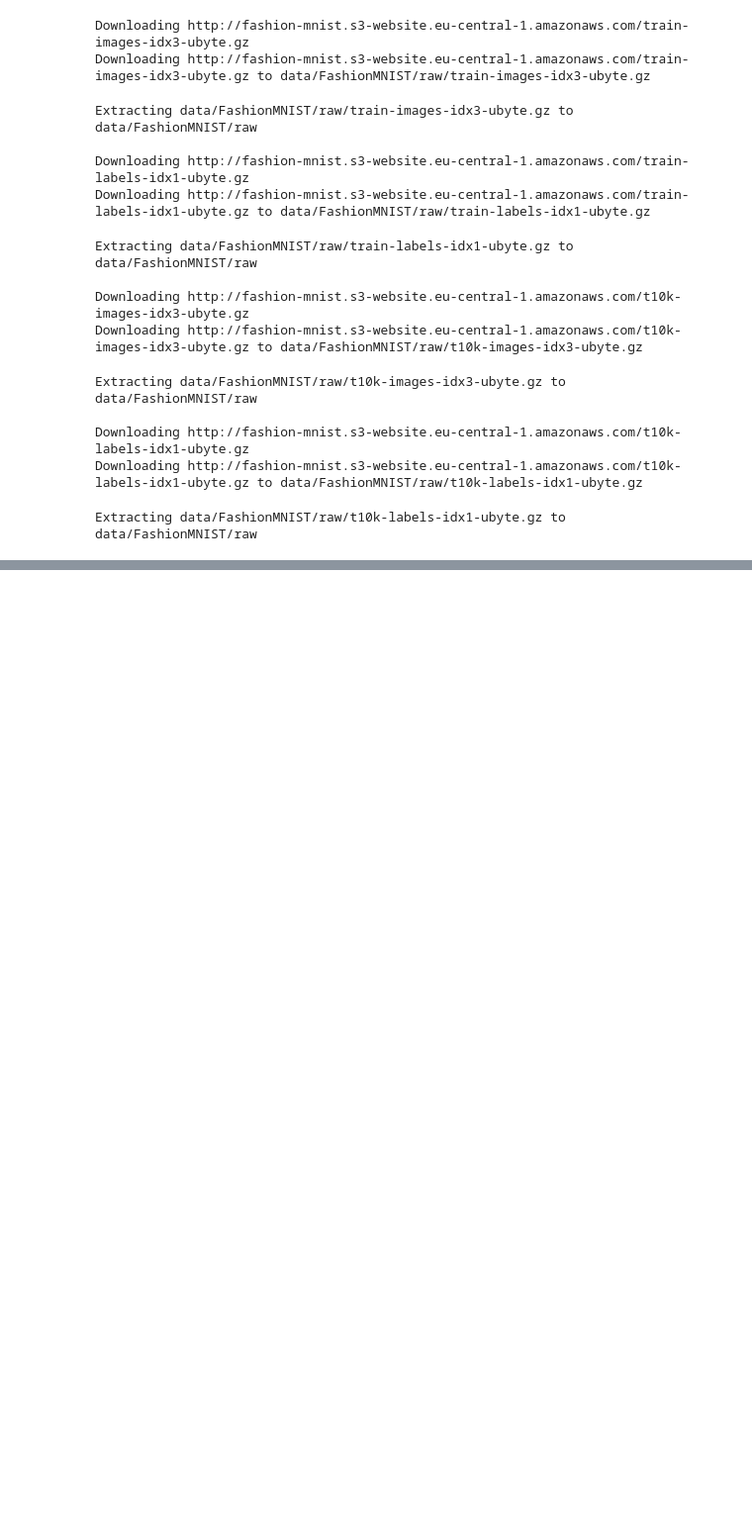
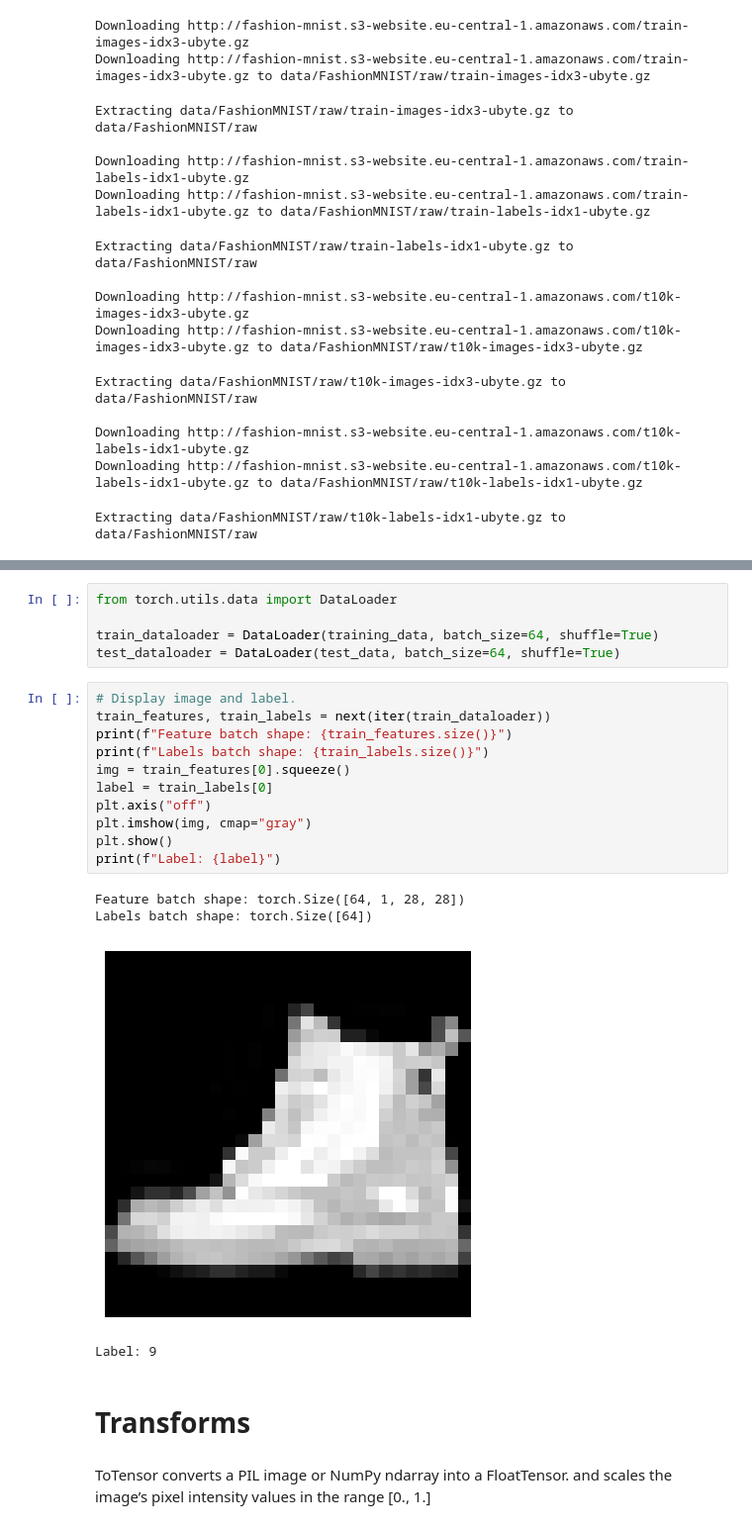
Before and after one commit to rkaundal00/Pytorch_Tutorial, a Jupyter notebook: _downloads/070179efc13bd796c5dd4af7bf52d5b9/intro.ipynb, the cells around one changed output, grey strips where cells are left out. Shown: that part at 99% size. Cells and saved outputs as stored; diff of their text form; blank space fills up the shorter version.

```diff
--- a/_downloads/070179efc13bd796c5dd4af7bf52d5b9/intro.ipynb
+++ b/_downloads/070179efc13bd796c5dd4af7bf52d5b9/intro.ipynb
@@ -296,0 +314,25 @@ torch.Size([1, 28, 28])
+# %%
+from torch.utils.data import DataLoader
+
+train_dataloader = DataLoader(training_data, batch_size=64, shuffle=True)
+test_dataloader = DataLoader(test_data, batch_size=64, shuffle=True)
+# %%
+# Display image and label.
+train_features, train_labels = next(iter(train_dataloader))
+print(f"Feature batch shape: {train_features.size()}")
+print(f"Labels batch shape: {train_labels.size()}")
+img = train_features[0].squeeze()
+label = train_labels[0]
+plt.axis("off")
+plt.imshow(img, cmap="gray")
+plt.show()
+print(f"Label: {label}")
+# %% [output]
+Feature batch shape: torch.Size([64, 1, 28, 28])
+Labels batch shape: torch.Size([64])
+[figure, added]
+Label: 9
+# %% [markdown]
+# Transforms
+# %% [markdown]
+ToTensor converts a PIL image or NumPy ndarray into a FloatTensor. and scales the image’s pixel intensity values in the range [0., 1.]
```
Also changed, not shown: parts of 7 cells of this notebook.
